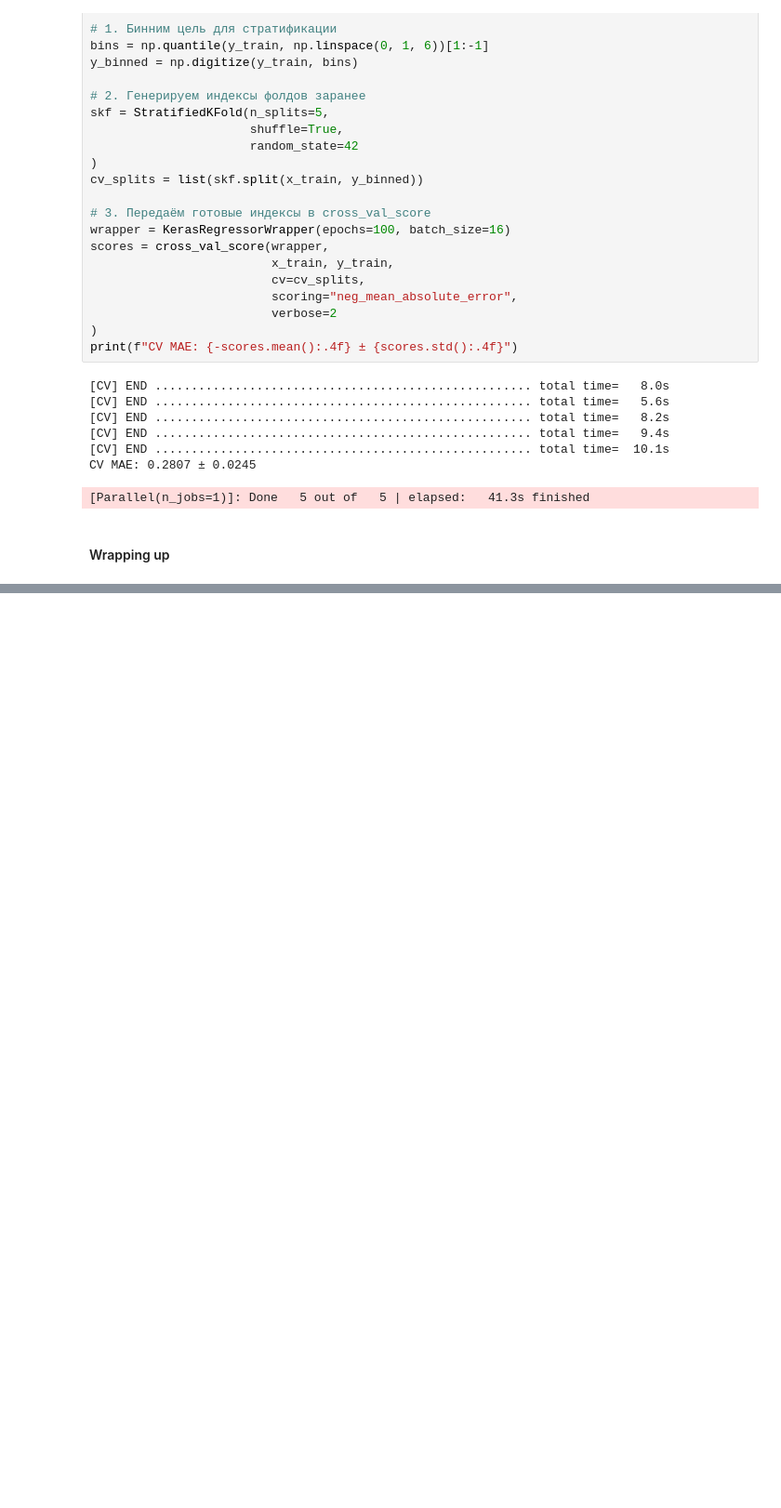
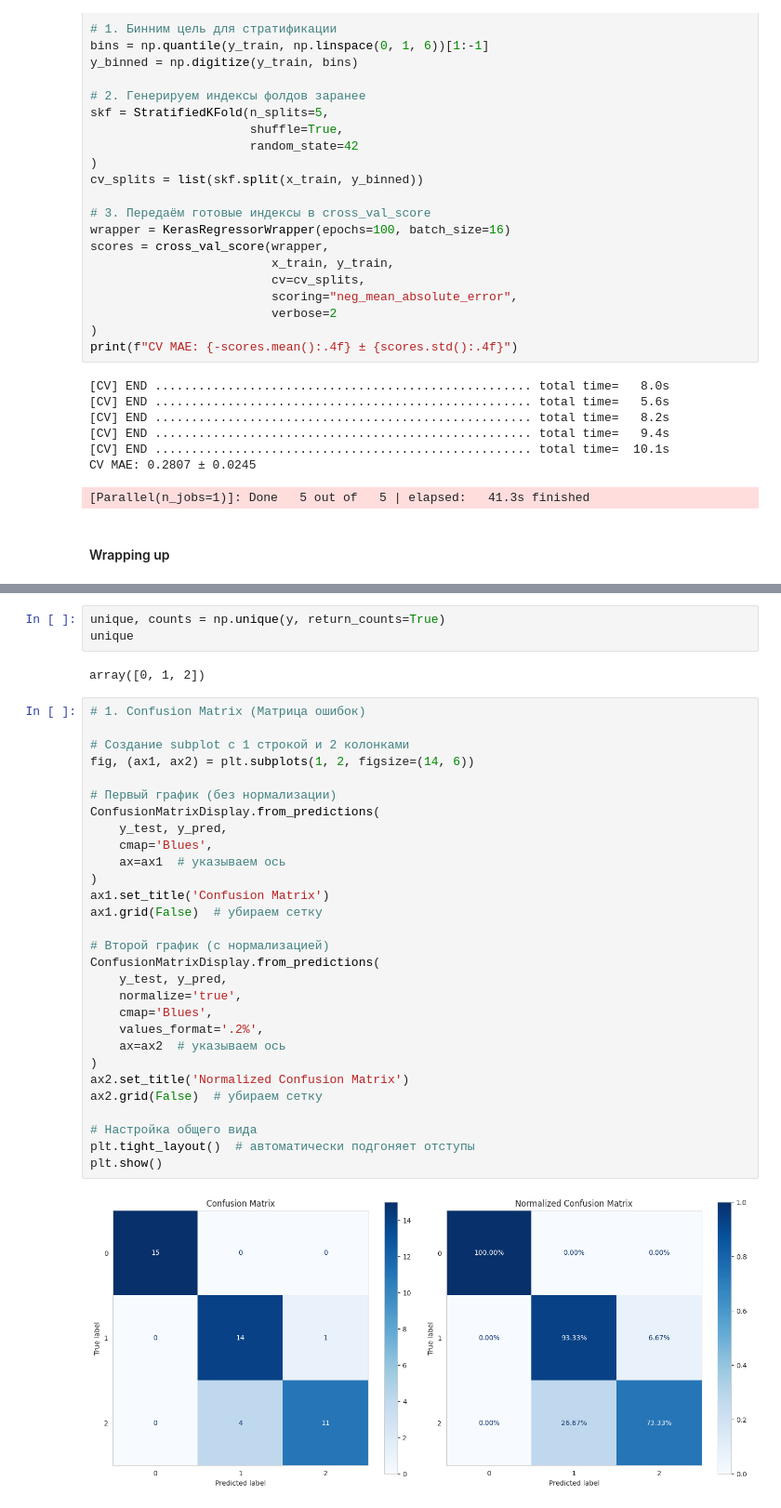
Before and after one commit to MinyaevAndrey/fchollet-deep-learning-with-python-notebooks, a Jupyter notebook: chapter04_classification-and-regression.ipynb, the cells around one changed output, grey strips where cells are left out. Shown at 93% size. Cells and saved outputs as stored; diff of their text form; blank space fills up the shorter version.

```diff
--- a/chapter04_classification-and-regression.ipynb
+++ b/chapter04_classification-and-regression.ipynb
@@ -967,0 +1045,36 @@ CV MAE: 0.2807 ± 0.0245
+# %%
+unique, counts = np.unique(y, return_counts=True)
+unique
+# %% [output]
+array([0, 1, 2])
+# %%
+# 1. Confusion Matrix (Матрица ошибок)
+
+# Создание subplot с 1 строкой и 2 колонками
+fig, (ax1, ax2) = plt.subplots(1, 2, figsize=(14, 6))
+
+# Первый график (без нормализации)
+ConfusionMatrixDisplay.from_predictions(
+    y_test, y_pred,
+    cmap='Blues',
+    ax=ax1  # указываем ось
+)
+ax1.set_title('Confusion Matrix')
+ax1.grid(False)  # убираем сетку
+
+# Второй график (с нормализацией)
+ConfusionMatrixDisplay.from_predictions(
+    y_test, y_pred,
+    normalize='true',
+    cmap='Blues',
+    values_format='.2%',
+    ax=ax2  # указываем ось
+)
+ax2.set_title('Normalized Confusion Matrix')
+ax2.grid(False)  # убираем сетку
+
+# Настройка общего вида
+plt.tight_layout()  # автоматически подгоняет отступы
+plt.show()
+# %% [output]
+[figure, added]
```
Also changed, not shown: parts of 8 cells of this notebook.
